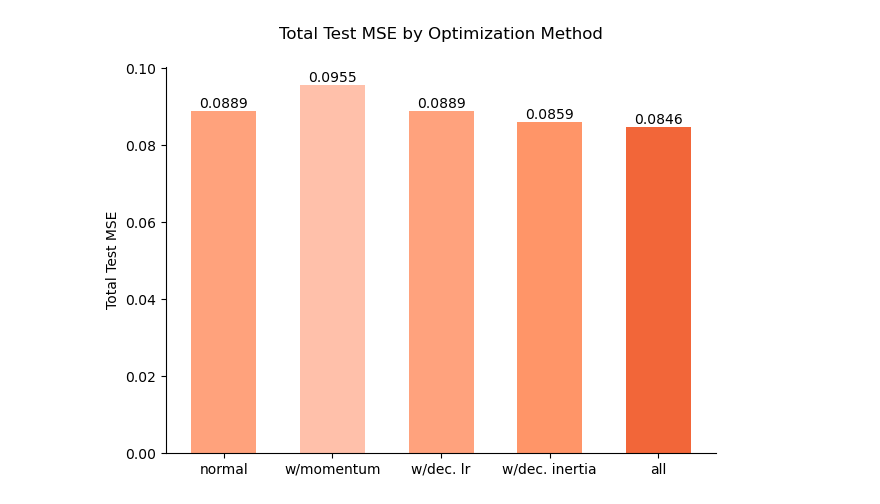
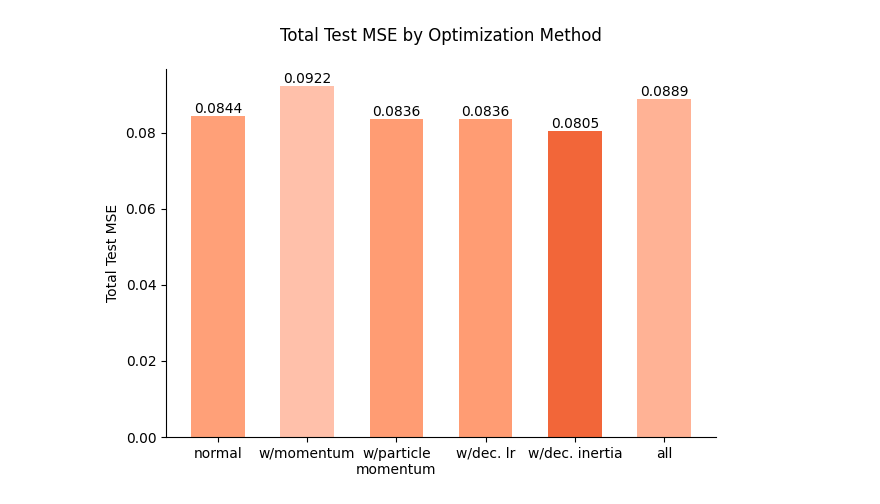
Before and after one commit to omerzzeybek9/Traffic-Congestion-Prediction-Optimization, a Jupyter notebook: pso_experiments.ipynb, the cells around one changed output. Drawn from its saved outputs; the diff is of its cells as text; code cells hidden in the pictures.

```diff
--- a/pso_experiments.ipynb
+++ b/pso_experiments.ipynb
@@ -35,16 +38,15 @@ import numpy as np
 from sklearn.preprocessing import MinMaxScaler
 
 def make_sequences(group, seq_len=10):
-    X_raw = group[["WEATHER_CONDITION","SPECIAL_DAY","DAY_OF_WEEK_NUM",
-                   "POPULATION","RAILWAY_STATIONS","BUS_STATIONS"]].values
+    X_raw = group[["WEATHER_CONDITION","SPECIAL_DAY","DAY_OF_WEEK_NUM","POPULATION","RAILWAY_STATIONS","BUS_STATIONS"]].values
     y_raw = group["CONGESTION"].values.reshape(-1,1)
 
     sx, sy = MinMaxScaler(), MinMaxScaler()
     Xs, ys = sx.fit_transform(X_raw), sy.fit_transform(y_raw)
 
-    Xs_seq, ys_seq = [], []
+    Xs_seq, ys_seq = [],[]
     for i in range(len(Xs) - seq_len):
-        Xs_seq.append(Xs[i:i+seq_len])
+        Xs_seq.append(Xs[i: i+seq_len])
         ys_seq.append(ys[i+seq_len])
     return np.array(Xs_seq), np.array(ys_seq), sy
 # %%
@@ -219,13 +243,14 @@ yb_train = torch.tensor(y_train_all, dtype=torch.float32, device=device)
 
 results_hybrid = {}
 
-for i in range(5):
+for i in range(6):
     model = LSTMRegressor(n_features=X_train_all.shape[-1]).to(device)
     dim = sum(p.numel() for p in model.parameters())
 
-    grad_momentum          = (i == 1 or i == 4)
-    decreasing_inertia     = (i == 2 or i == 4)
-    decreasing_learning_rate = (i == 3 or i == 4)
+    grad_momentum = (i == 1 or i == 5)
+    particle_momentum = (i == 2 or i == 5)
+    decreasing_inertia = (i == 3 or i == 5)
+    decreasing_learning_rate = (i == 4 or i == 5)
 
     start_time = time.time()
     best_cost, best_pos = hybrid_pso_optimize(
@@ -234,6 +259,7 @@ for i in range(5):
         n_iters=100,
         w=0.9, c1=0.5, c2=0.3, alpha=0.01,
         grad_momentum=grad_momentum,
+        particle_momentum=particle_momentum,
         decreasing_inertia=decreasing_inertia,
         decreasing_learning_rate=decreasing_learning_rate,
         bounds=(-1,1),
@@ -282,46 +292,42 @@ Iter 100/100, gbest MSE = 0.023371
 # %%
 import matplotlib.pyplot as plt
 import numpy as np
 
 total_psograd_normal = sum(results_hybrid[0][d]['test_mse'] for d in results_hybrid[0])
 total_psograd_momentum = sum(results_hybrid[1][d]['test_mse'] for d in results_hybrid[1])
-total_psograd_dec_inertia = sum(results_hybrid[2][d]['test_mse'] for d in results_hybrid[2])
-total_psograd_dec_lr = sum(results_hybrid[3][d]['test_mse'] for d in results_hybrid[3])
-total_psograd_all = sum(results_hybrid[4][d]['test_mse'] for d in results_hybrid[4])
+total_psograd_particle_momentum = sum(results_hybrid[2][d]['test_mse'] for d in results_hybrid[2])
+total_psograd_dec_inertia = sum(results_hybrid[3][d]['test_mse'] for d in results_hybrid[3])
+total_psograd_dec_lr = sum(results_hybrid[4][d]['test_mse'] for d in results_hybrid[4])
+total_psograd_all = sum(results_hybrid[5][d]['test_mse'] for d in results_hybrid[5])
 
-methods = ['normal', 'w/momentum', 'w/dec. lr', 'w/dec. inertia', 'all']
-values  = [total_psograd_normal, total_psograd_momentum, total_psograd_dec_lr, total_psograd_dec_inertia, total_psograd_all]
+methods = ['normal', 'w/momentum', 'w/particle\nmomentum', 'w/dec. lr', 'w/dec. inertia', 'all']
+values  = [total_psograd_normal, total_psograd_momentum, total_psograd_particle_momentum, total_psograd_dec_lr, total_psograd_dec_inertia, total_psograd_all]
 
 min_value = min(values)
 max_value = max(values)
 colors = []
 for value in values:
-    if value == min_value:
-        colors.append("#f26639")
-    elif value == max_value:
-        colors.append("#ffc0aa")
-    else:
-        weight = (value - min_value) / (max_value - min_value)
-        r = int(255 * (1 - weight) + 255 * weight)
-        g = int(144 * (1 - weight) + 192 * weight)
-        b = int(96 * (1 - weight) + 170 * weight)
-        colors.append(f"#{r:02x}{g:02x}{b:02x}")
+    weight = (value - min_value) / (max_value - min_value)
+    r = int(255 * (1 - weight) + 255 * weight)
+    g = int(144 * (1 - weight) + 192 * weight)
+    b = int(96 * (1 - weight) + 170 * weight)
+    colors.append(f"#{r:02x}{g:02x}{b:02x}")
 
 plt.figure()
 bars = plt.bar(methods, values, color=colors, width=0.6)
 
 plt.gca().spines['top'].set_visible(False)
 plt.gca().spines['right'].set_visible(False)
 
 plt.xlabel('')
 plt.ylabel('Total Test MSE')
 
 for bar, value in zip(bars, values):
     plt.text(bar.get_x() + bar.get_width() / 2, bar.get_height(), f'{value:.4f}',
              ha='center', va='bottom', fontsize=10)
 
 plt.title('Total Test MSE by Optimization Method', pad=20)
 plt.tight_layout()
 plt.show()
 # %% [output]
-[figure, old version]
+[figure, new version]
```
Also changed, not shown: parts of 10 cells of this notebook.
